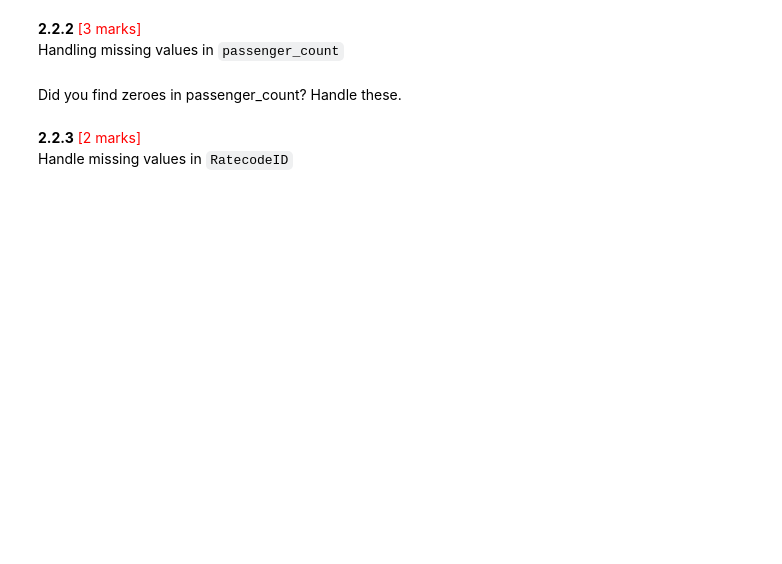
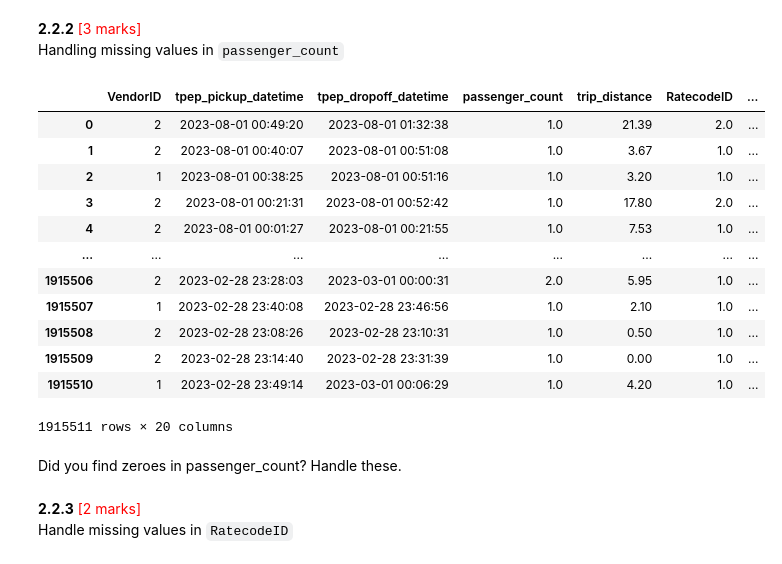
Before and after one commit to srinivasrom/MyStore, a Jupyter notebook: EDA_Assg_NYC_Taxi_Starter_Srinivas_Rompala.ipynb, the cells around one changed output. Saved outputs shown, nothing was run; the diff lists cells and outputs as text; code cells hidden in the pictures; blank space fills up the shorter version.

```diff
--- a/EDA_Assg_NYC_Taxi_Starter_Srinivas_Rompala.ipynb
+++ b/EDA_Assg_NYC_Taxi_Starter_Srinivas_Rompala.ipynb
@@ -368,7 +573,26 @@ Find the proportion of missing values in each column
 Handling missing values in `passenger_count`
 # %%
 # Display the rows with null values
+df1=pd.read_parquet('/content/NewDataFrame.parquet')
+df1.reset_index(drop=True, inplace=True)
+null_rows = df1[df1.isnull().any(axis=1)]
+
+display(null_rows)
 # Impute NaN values in 'passenger_count'
+# %% [output]
+|  | VendorID | tpep_pickup_datetime | tpep_dropoff_datetime | passenger_count | trip_distance | RatecodeID | ... |
+| 0 | 2 | 2023-08-01 00:49:20 | 2023-08-01 01:32:38 | 1.0 | 21.39 | 2.0 | ... |
+| 1 | 2 | 2023-08-01 00:40:07 | 2023-08-01 00:51:08 | 1.0 | 3.67 | 1.0 | ... |
+| 2 | 1 | 2023-08-01 00:38:25 | 2023-08-01 00:51:16 | 1.0 | 3.20 | 1.0 | ... |
+| 3 | 2 | 2023-08-01 00:21:31 | 2023-08-01 00:52:42 | 1.0 | 17.80 | 2.0 | ... |
+| 4 | 2 | 2023-08-01 00:01:27 | 2023-08-01 00:21:55 | 1.0 | 7.53 | 1.0 | ... |
+| ... | ... | ... | ... | ... | ... | ... | ... |
+| 1915506 | 2 | 2023-02-28 23:28:03 | 2023-03-01 00:00:31 | 2.0 | 5.95 | 1.0 | ... |
+| 1915507 | 1 | 2023-02-28 23:40:08 | 2023-02-28 23:46:56 | 1.0 | 2.10 | 1.0 | ... |
+| 1915508 | 2 | 2023-02-28 23:08:26 | 2023-02-28 23:10:31 | 1.0 | 0.50 | 1.0 | ... |
+| 1915509 | 2 | 2023-02-28 23:14:40 | 2023-02-28 23:31:39 | 1.0 | 0.00 | 1.0 | ... |
+| 1915510 | 1 | 2023-02-28 23:49:14 | 2023-03-01 00:06:29 | 1.0 | 4.20 | 1.0 | ... |
+1915511 rows × 20 columns
 # %% [markdown]
 Did you find zeroes in passenger_count? Handle these.
 # %% [markdown]
```
Also changed, not shown: parts of 19 cells of this notebook.
